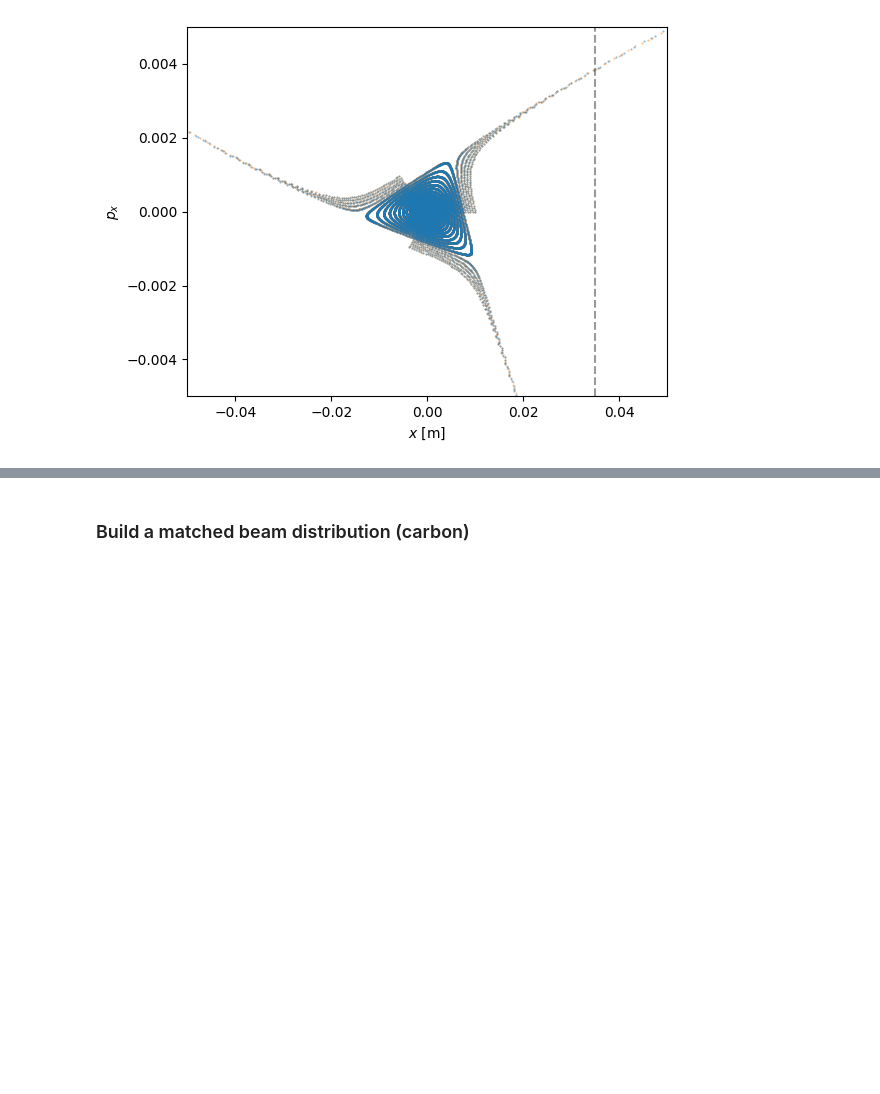
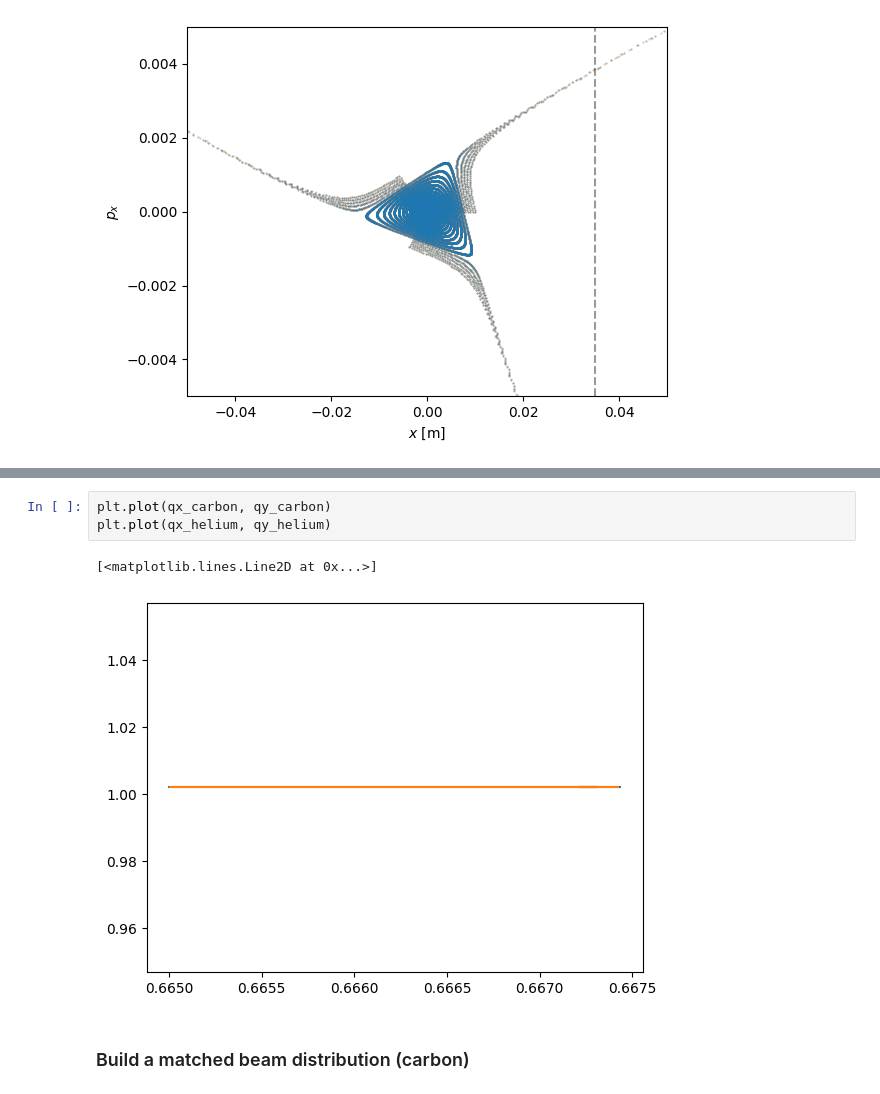
Before and after one commit to xsuite/tutorial_cern_seminar, a Jupyter notebook: notebook_06b_mixed_beams_slow_extraction.ipynb, the cells around one changed output, grey strips where cells are left out. Drawn from its saved outputs; the diff is of its cells as text; blank space fills up the shorter version.

```diff
--- a/notebook_06b_mixed_beams_slow_extraction.ipynb
+++ b/notebook_06b_mixed_beams_slow_extraction.ipynb
@@ -146,3 +181,9 @@ plt.subplots_adjust(left=.15)
+# %%
+plt.plot(qx_carbon, qy_carbon)
+plt.plot(qx_helium, qy_helium)
+# %% [output]
+[<matplotlib.lines.Line2D at 0x...>]
+[figure, added]
 # %% [markdown]
 ### Build a matched beam distribution (carbon)
 # %%
```
Also changed, not shown: parts of 6 cells of this notebook.
